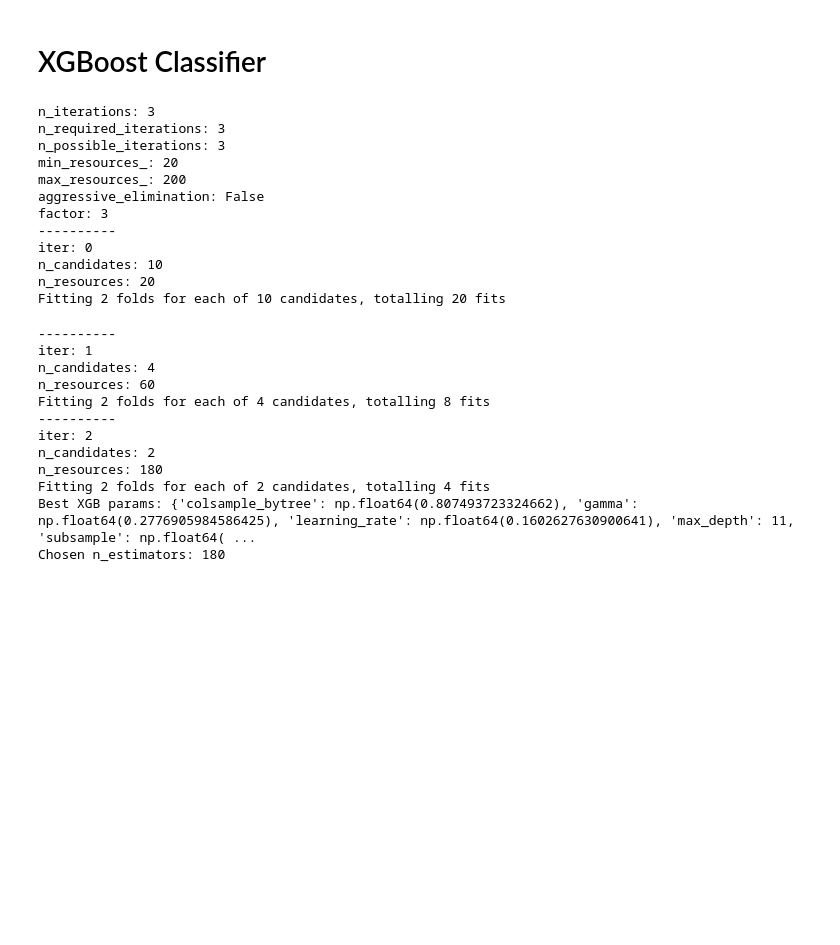
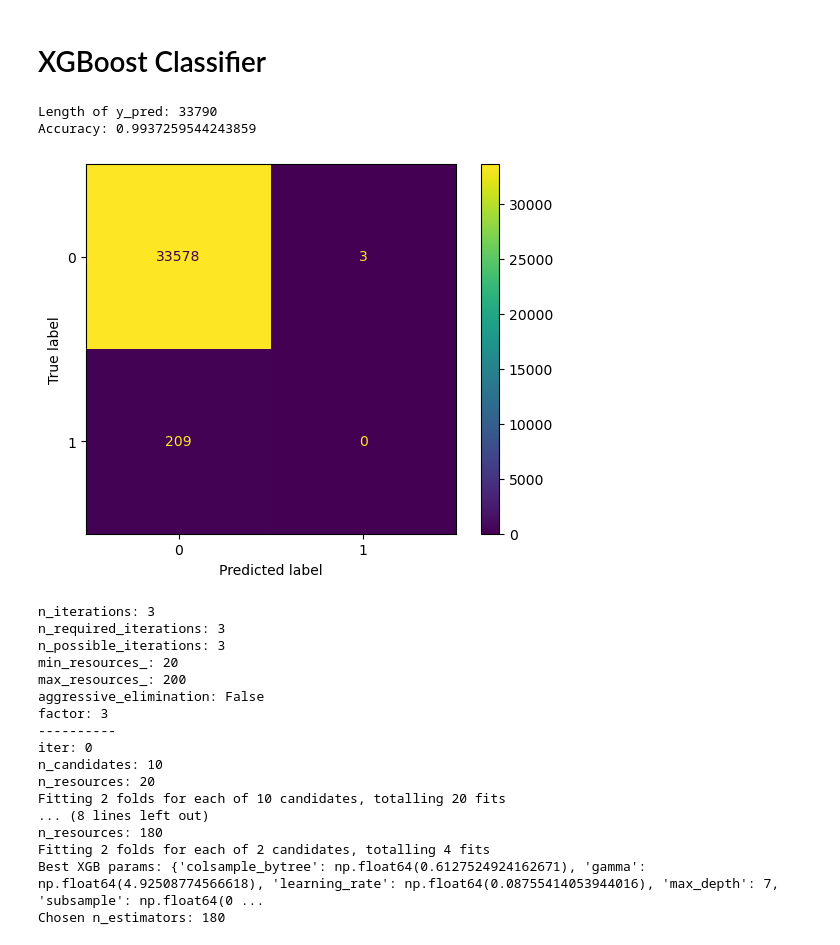
Before and after one commit to wildfire-prep/modeling, a Jupyter notebook: code/02_XGBoost/00_xgboost.ipynb, the cells around one changed output. Cells and saved outputs as stored; diff of their text form; code cells hidden in the pictures; blank space fills up the shorter version.

```diff
--- a/code/02_XGBoost/00_xgboost.ipynb
+++ b/code/02_XGBoost/00_xgboost.ipynb
@@ -310,7 +310,25 @@ Name: proportion, dtype: float64
 # %% [markdown]
 # XGBoost Classifier
+# %%
+xgb = XGBClassifier(eval_metric="logloss", random_state=42, n_jobs=-1)
+
+xgb.fit(X_train, y_train)
+
+y_pred = xgb.predict(X_test)
+
+accuracy = accuracy_score(y_test, y_pred)
+print("Length of y_pred:", len(y_pred))
+print("Accuracy:", accuracy)
+
+cm = confusion_matrix(y_test, y_pred)
+
+ConfusionMatrixDisplay(confusion_matrix=cm).plot();
+# %% [output]
+Length of y_pred: 33790
+Accuracy: 0.9937259544243859
+[figure, added]
 # %%
-xgb = XGBClassifier(eval_metric="logloss", random_state=42, n_jobs=-1)
+
 
 param_dist_xgb = {
     "max_depth": randint(3, 12),
@@ -324,10 +342,10 @@ halving_search_xgb = HalvingRandomSearchCV(
     estimator=xgb,
     param_distributions=param_dist_xgb,
     resource="n_estimators",
-    min_resources=20,
-    max_resources=200,
+    min_resources=20, # Tried with 200
+    max_resources=200,  # And with 2000
     factor=3,
-    cv=2,
+    cv=2, # Tried with 3 folds - took 180 minutes and had the same end results
     scoring="precision",
     n_jobs=-1,
     verbose=1,
@@ -349,18 +367,11 @@ iter: 0
 n_candidates: 10
 n_resources: 20
 Fitting 2 folds for each of 10 candidates, totalling 20 fits
+... (8 lines left out)
+n_resources: 180
+Fitting 2 folds for each of 2 candidates, totalling 4 fits
+Best XGB params: {'colsample_bytree': np.float64(0.6127524924162671), 'gamma': np.float64(4.92508774566618), 'learning_rate': np.float64(0.08755414053944016), 'max_depth': 7, 'subsample': np.float64(0 ...
+Chosen n_estimators: 180
-----------
-iter: 1
-n_candidates: 4
-n_resources: 60
-Fitting 2 folds for each of 4 candidates, totalling 8 fits
-----------
-iter: 2
-n_candidates: 2
-n_resources: 180
-Fitting 2 folds for each of 2 candidates, totalling 4 fits
-Best XGB params: {'colsample_bytree': np.float64(0.807493723324662), 'gamma': np.float64(0.2776905984586425), 'learning_rate': np.float64(0.1602627630900641), 'max_depth': 11, 'subsample': np.float64( ...
-Chosen n_estimators: 180
 # %%
 best_params = halving_search_xgb.best_params_
 
```
Also changed, not shown: parts of 5 cells of this notebook, 1 other file.
